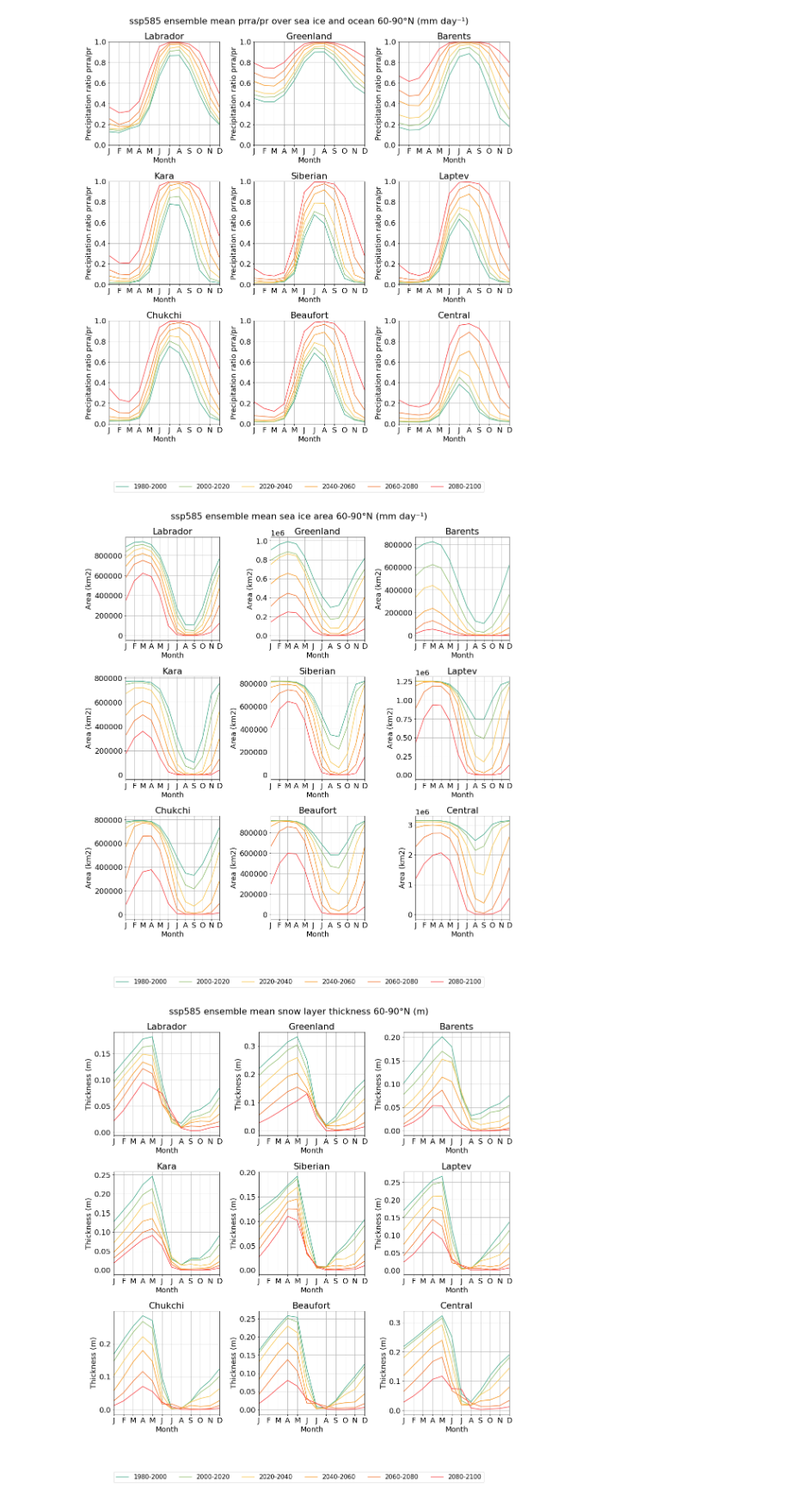
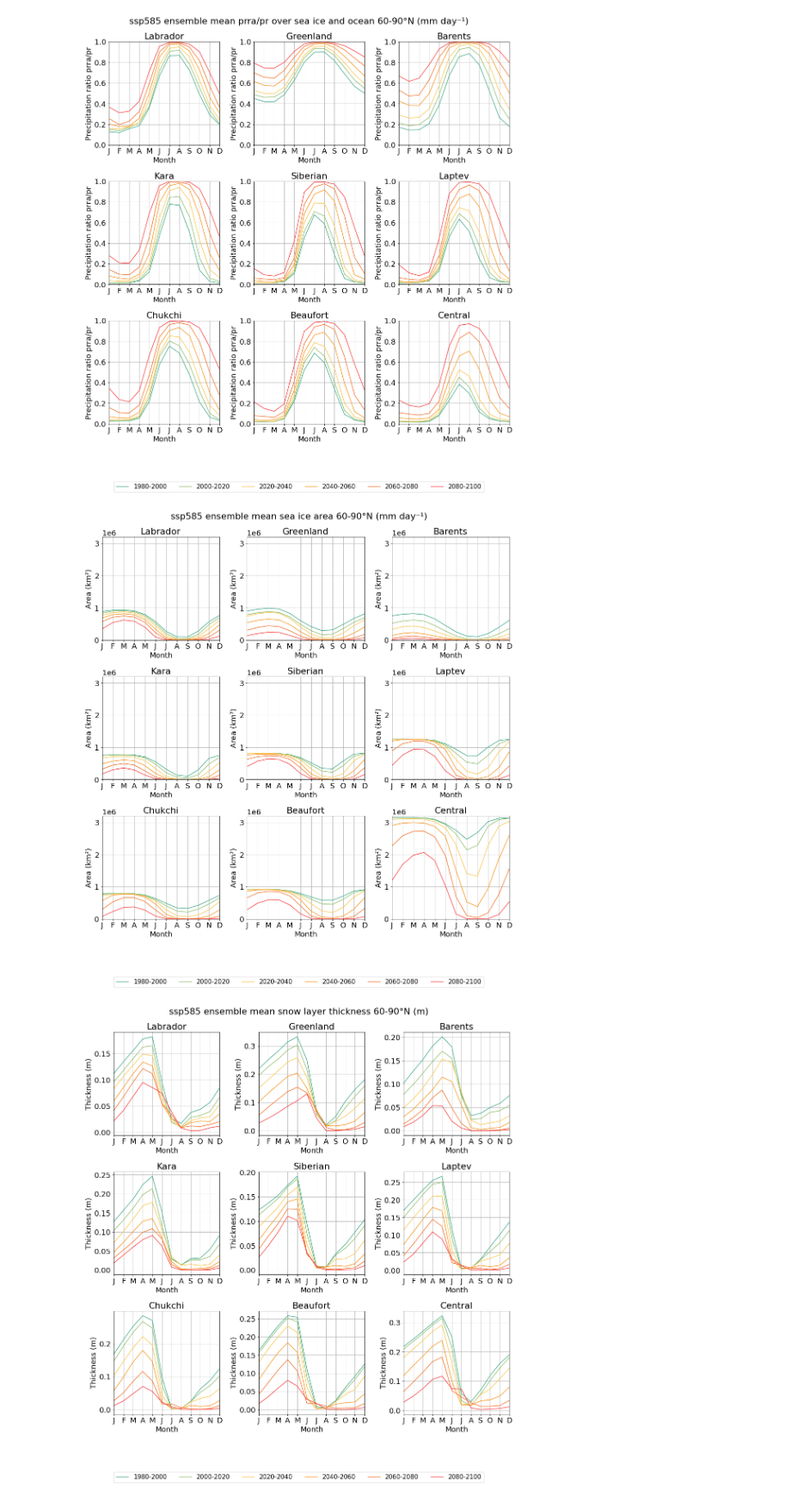
Before and after one commit to hannahwoodward/cmip6-seaice-precipitation, a Jupyter notebook: ensemble-regional-trends.ipynb, the cells around one changed output. Shown at 86% size. Drawn from its saved outputs; the diff is of its cells as text; code cells hidden in the pictures.

Commit message:
Adjust scaling of siconc regional trends

```diff
--- a/ensemble-regional-trends.ipynb
+++ b/ensemble-regional-trends.ipynb
@@ -155,39 +155,41 @@ libs.plot.monthly_variability_regional(
 [figure]
 # %%
 regions = libs.local.get_ensemble_regional_series('siconc', experiment)
+conf = [v for v in libs.vars.variables() if v['variable_id'] == 'siconc'][0]
+units = conf['units']
 
 # https://coolors.co/palette/f94144-f3722c-f8961e-f9c74f-90be6d-43aa8b-4d908e-277da1
 time_slices_custom = [
     { 'slice': { 'time': slice('1980-01-01', '2001-01-01') }, 'label': '1980-2000', 'color': '#43aa8b' },
     { 'slice': { 'time': slice('2000-01-01', '2021-01-01') }, 'label': '2000-2020', 'color': '#90be6d' },
     { 'slice': { 'time': slice('2020-01-01', '2041-01-01') }, 'label': '2020-2040', 'color': '#f9c74f' },
     { 'slice': { 'time': slice('2040-01-01', '2061-01-01') }, 'label': '2040-2060', 'color': '#f8961e' },
     { 'slice': { 'time': slice('2060-01-01', '2081-01-01') }, 'label': '2060-2080', 'color': '#f3722c' },
     { 'slice': { 'time': slice('2080-01-01', '2101-01-01') }, 'label': '2080-2100', 'color': '#f94144' },
 ]
 
 arr = []
 for i, data in enumerate(regions):
     region_arr = []
     for s in time_slices_custom:
         s_label = s['label']
         data_slice = data.sel(**s['slice']).groupby('time.month').mean('time')
         data_slice['Ensemble mean'].attrs['color'] = s['color']
         data_slice['Ensemble mean'].attrs['label'] = s['label']
         region_arr.append(data_slice)
 
     arr.append(region_arr)
 
 libs.plot.monthly_variability_regional(
     arr,
     legend_below=True,
     title=f'{experiment} ensemble mean sea ice area 60-90°N ({time_series_units})',
     variables=['Ensemble mean'],
-    ylabel='Area (km2)',
-    #yrange=(0, 1)
+    ylabel=f'Area ({units})',
+    yrange=(0, 3.2e6)
 )
 # %% [output]
-[figure, old version]
+[figure, new version]
 # %%
 regions = libs.local.get_ensemble_regional_series('sisnthick', experiment)
 
```
